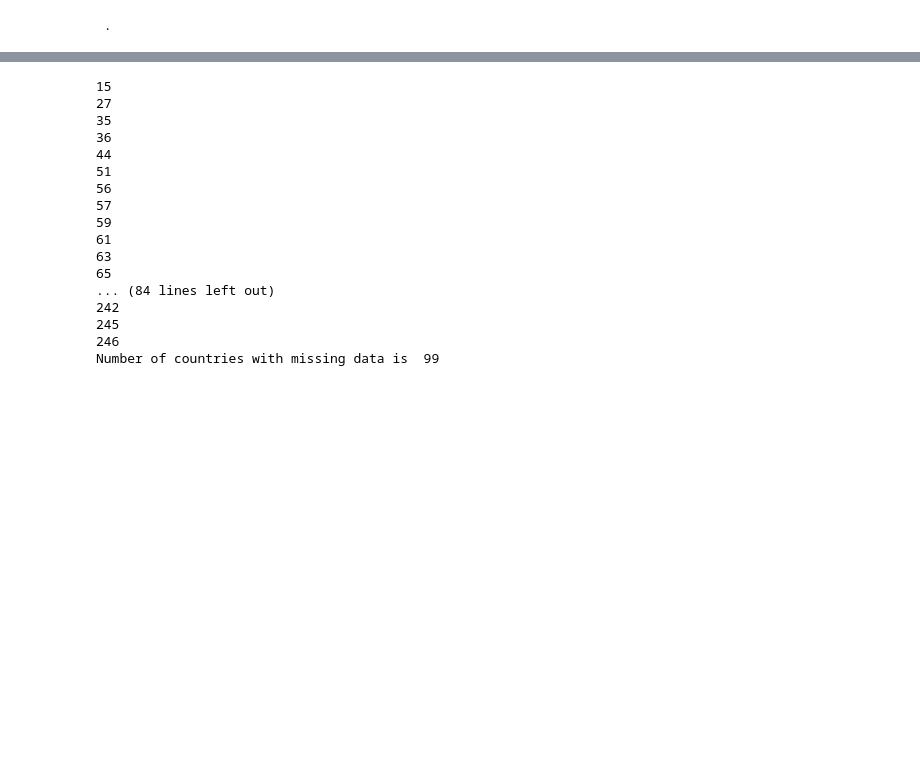
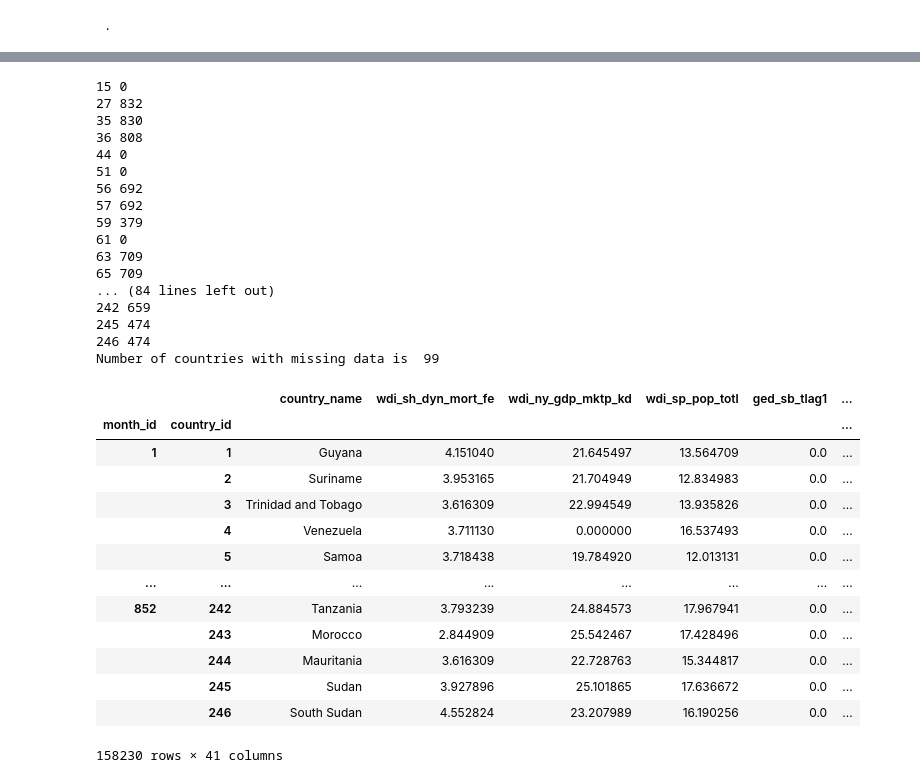
Before and after one commit to prio-data/Monthly-to-Annually-Link, a Jupyter notebook: test-class.ipynb, the cells around one changed output, grey strips where cells are left out. Cells and saved outputs as stored; diff of their text form; code cells hidden in the pictures; blank space fills up the shorter version.

```diff
--- a/test-class.ipynb
+++ b/test-class.ipynb
@@ -35,27 +106,44 @@ j = 0
 for i in range(1,247,1):
     count = MonthToAnnualRegression.countries_with_missing_data(df,i)
     if count != 852 :
-        print(i)
+        print(i, count)
         j=j+1
 print('Number of countries with missing data is ',j)
 # %% [output]
-15
-27
-35
-36
-44
-51
-56
-57
-59
-61
-63
-65
+15 0
+27 832
+35 830
+36 808
+44 0
+51 0
+56 692
+57 692
+59 379
+61 0
+63 709
+65 709
 ... (84 lines left out)
-242
-245
-246
+242 659
+245 474
+246 474
 Number of countries with missing data is  99
 # %%
 fixed_effect_column = 'country_id'
 df[fixed_effect_column] = df.index.get_level_values(fixed_effect_column)
+# %%
+df
+# %% [output]
+|  |  | country_name | wdi_sh_dyn_mort_fe | wdi_ny_gdp_mktp_kd | wdi_sp_pop_totl | ged_sb_tlag1 | ... |
+| month_id | country_id |  |  |  |  |  | ... |
+| 1 | 1 | Guyana | 4.151040 | 21.645497 | 13.564709 | 0.0 | ... |
+|  | 2 | Suriname | 3.953165 | 21.704949 | 12.834983 | 0.0 | ... |
+|  | 3 | Trinidad and Tobago | 3.616309 | 22.994549 | 13.935826 | 0.0 | ... |
+|  | 4 | Venezuela | 3.711130 | 0.000000 | 16.537493 | 0.0 | ... |
+|  | 5 | Samoa | 3.718438 | 19.784920 | 12.013131 | 0.0 | ... |
+| ... | ... | ... | ... | ... | ... | ... | ... |
+| 852 | 242 | Tanzania | 3.793239 | 24.884573 | 17.967941 | 0.0 | ... |
+|  | 243 | Morocco | 2.844909 | 25.542467 | 17.428496 | 0.0 | ... |
+|  | 244 | Mauritania | 3.616309 | 22.728763 | 15.344817 | 0.0 | ... |
+|  | 245 | Sudan | 3.927896 | 25.101865 | 17.636672 | 0.0 | ... |
+|  | 246 | South Sudan | 4.552824 | 23.207989 | 16.190256 | 0.0 | ... |
+158230 rows × 41 columns
```
Also changed, not shown: parts of 15 cells of this notebook.
